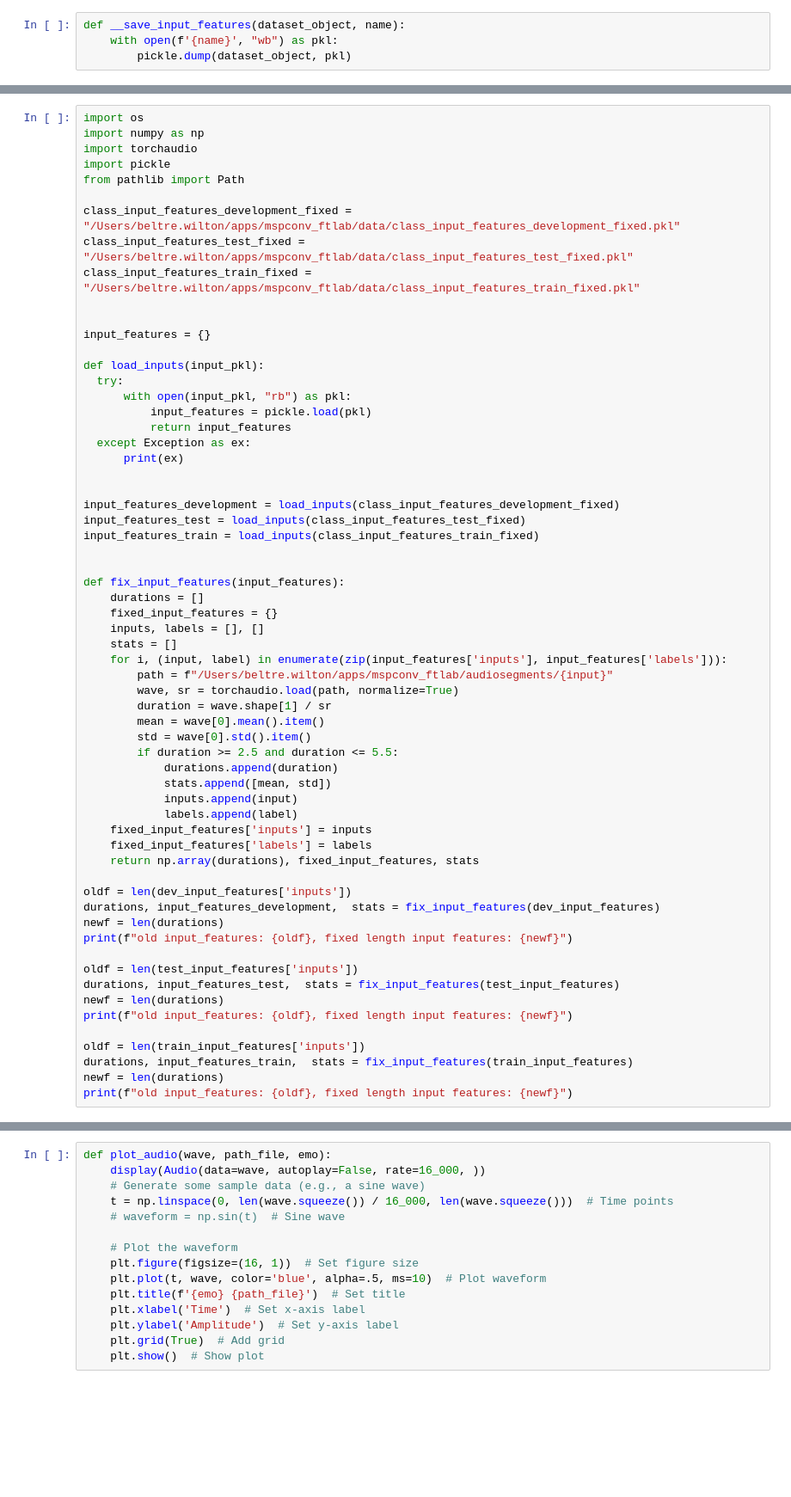
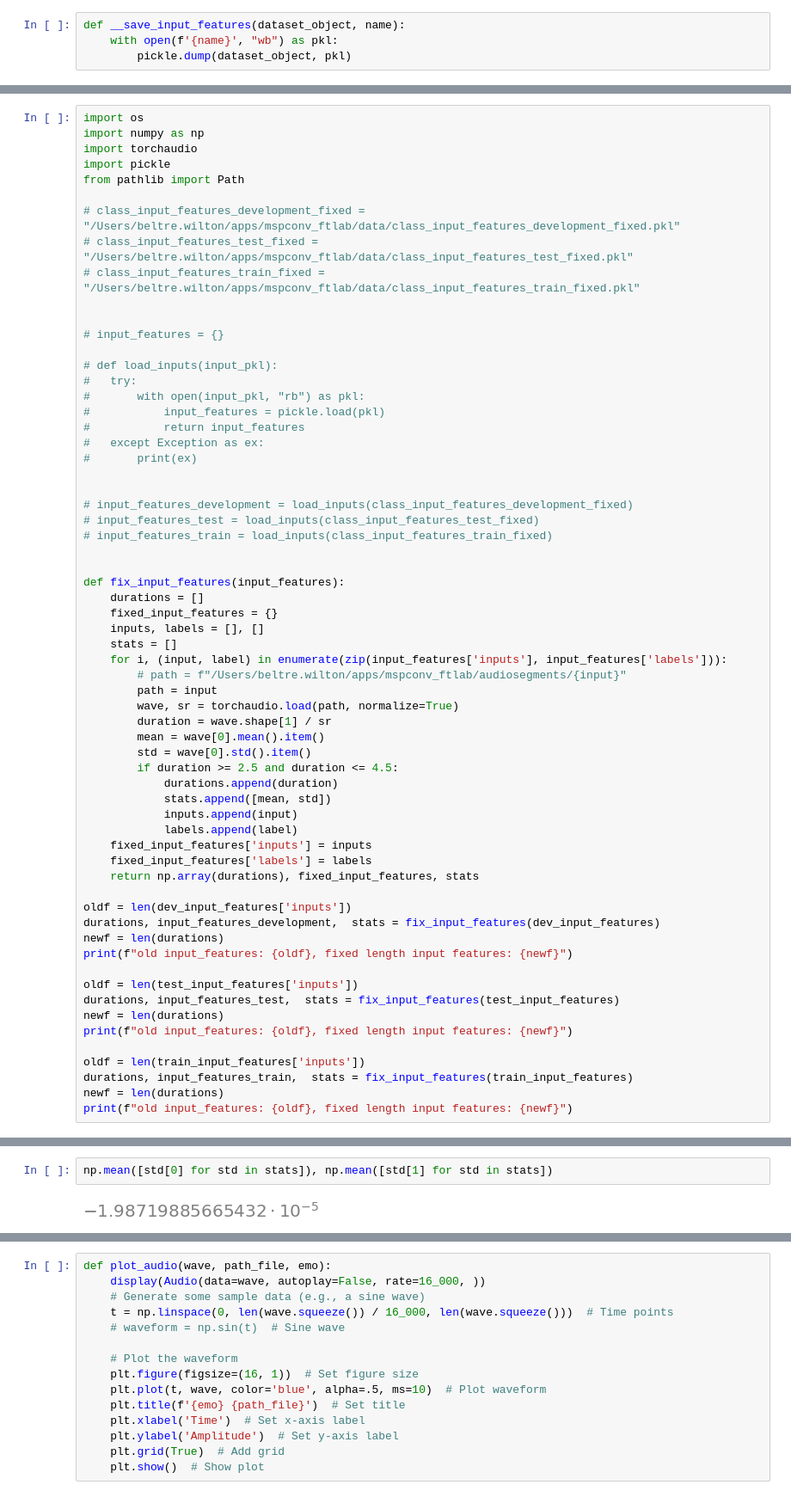
Before and after one commit to beltrewilton/mspconv_ftlab, a Jupyter notebook: notebooks/Clean_and_Lab_posprocess.ipynb, the cells around one changed output, grey strips where cells are left out. Shown at 86% size. Saved outputs shown, nothing was run; the diff lists cells and outputs as text; blank space fills up the shorter version.

```diff
--- a/notebooks/Clean_and_Lab_posprocess.ipynb
+++ b/notebooks/Clean_and_Lab_posprocess.ipynb
@@ -382,25 +427,25 @@ import torchaudio
 import pickle
 from pathlib import Path
 
-class_input_features_development_fixed = "/Users/beltre.wilton/apps/mspconv_ftlab/data/class_input_features_development_fixed.pkl"
-class_input_features_test_fixed = "/Users/beltre.wilton/apps/mspconv_ftlab/data/class_input_features_test_fixed.pkl"
-class_input_features_train_fixed = "/Users/beltre.wilton/apps/mspconv_ftlab/data/class_input_features_train_fixed.pkl"
+# class_input_features_development_fixed = "/Users/beltre.wilton/apps/mspconv_ftlab/data/class_input_features_development_fixed.pkl"
+# class_input_features_test_fixed = "/Users/beltre.wilton/apps/mspconv_ftlab/data/class_input_features_test_fixed.pkl"
+# class_input_features_train_fixed = "/Users/beltre.wilton/apps/mspconv_ftlab/data/class_input_features_train_fixed.pkl"
 
 
-input_features = {}
+# input_features = {}
 
-def load_inputs(input_pkl):
-  try:
-      with open(input_pkl, "rb") as pkl:
-          input_features = pickle.load(pkl)
-          return input_features
-  except Exception as ex:
-      print(ex)
+# def load_inputs(input_pkl):
+#   try:
+#       with open(input_pkl, "rb") as pkl:
+#           input_features = pickle.load(pkl)
+#           return input_features
+#   except Exception as ex:
+#       print(ex)
 
 
-input_features_development = load_inputs(class_input_features_development_fixed)
-input_features_test = load_inputs(class_input_features_test_fixed)
-input_features_train = load_inputs(class_input_features_train_fixed)
+# input_features_development = load_inputs(class_input_features_development_fixed)
+# input_features_test = load_inputs(class_input_features_test_fixed)
+# input_features_train = load_inputs(class_input_features_train_fixed)
 
 
 def fix_input_features(input_features):
@@ -409,12 +454,13 @@ def fix_input_features(input_features):
     inputs, labels = [], []
     stats = []
     for i, (input, label) in enumerate(zip(input_features['inputs'], input_features['labels'])):
-        path = f"/Users/beltre.wilton/apps/mspconv_ftlab/audiosegments/{input}"
+        # path = f"/Users/beltre.wilton/apps/mspconv_ftlab/audiosegments/{input}"
+        path = input
         wave, sr = torchaudio.load(path, normalize=True)
         duration = wave.shape[1] / sr
         mean = wave[0].mean().item()
         std = wave[0].std().item()
-        if duration >= 2.5 and duration <= 5.5:
+        if duration >= 2.5 and duration <= 4.5:
             durations.append(duration)
             stats.append([mean, std])
             inputs.append(input)
@@ -444,3 +490,7 @@ old input_features: 12382, fixed length input features: 10797
+# %%
+np.mean([std[0] for std in stats]), np.mean([std[1] for std in stats])
+# %% [output]
+[figure, added]
 # %%
 from vad.vad_lab import VAD
 
```
Also changed, not shown: parts of 20 cells of this notebook.
